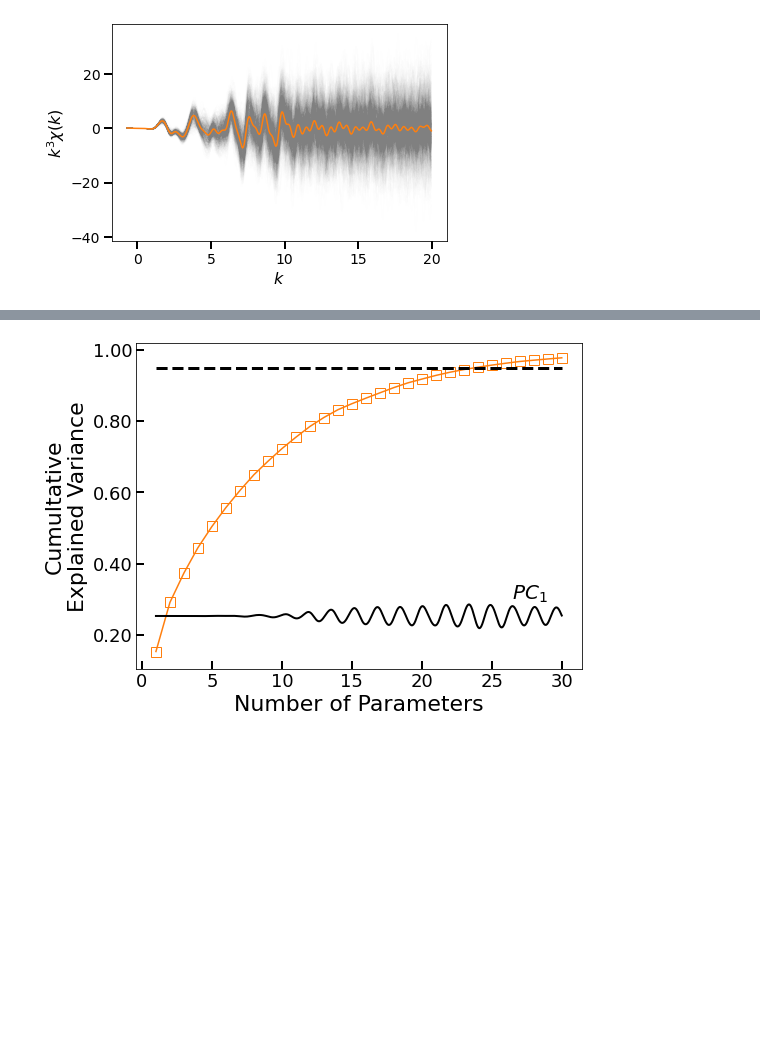
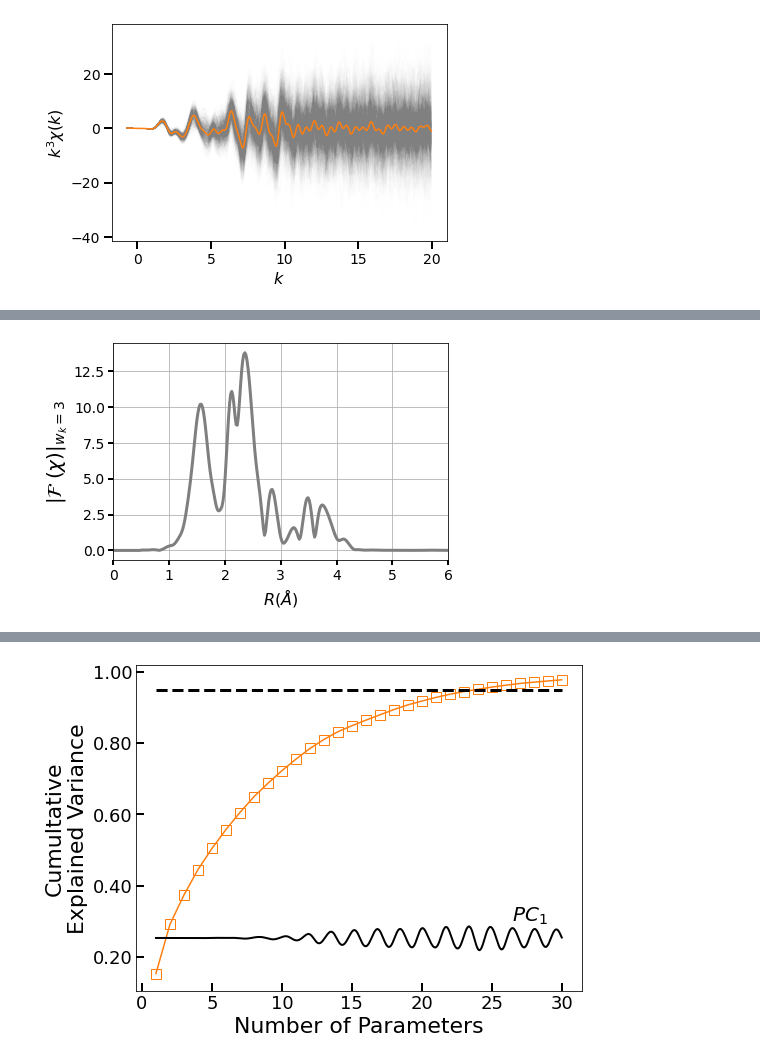
Before and after one commit to stetef/AIMD, a Jupyter notebook: Visualization of Data.ipynb, the cells around one changed output, grey strips where cells are left out. Saved outputs shown, nothing was run; the diff lists cells and outputs as text; code cells hidden in the pictures; blank space fills up the shorter version.

```diff
--- a/Visualization of Data.ipynb
+++ b/Visualization of Data.ipynb
@@ -55,0 +62,19 @@ Re vs Imag instead of mod?
+# %%
+dk = Data[0, 1, 0] - Data[0, 0, 0]
+chi_k_weighted = Data[:, :, 1] * Data[:, :, 0]**kweight
+nfft = 2048
+
+def fourier_transform(chi, dk, nfft=2048):
+    window = hann(len(chi))
+    chi_processed = np.zeros(nfft, dtype='complex128')
+    chi_processed[:len(chi)] = window * chi
+    fx = dk / np.sqrt(np.pi) * fft(chi_processed)[:int(nfft / 2)]
+    return np.sqrt(fx.real**2 + fx.imag**2)
+
+def inverse_fourier_transform(chi_r, dk, nfft=2048):
+    chi_processed = np.zeros(nfft, dtype='complex128')
+    chi_processed[:len(chi_r)] = chi_r
+    return 4 * np.sqrt(np.pi) / dk * ifft(chi_processed)[:int(nfft / 2)]
+
+g_of_r = np.array([fourier_transform(chi_k_weighted[i], dk, nfft=nfft) for i in range(len(chi_k_weighted))])
+avg_g_of_r = fourier_transform(avg_chi_of_k * avg_k**kweight, dk, nfft=nfft)
@@ -55,0 +85,20 @@ Re vs Imag instead of mod?
+# %%
+N = g_of_r.shape[1]
+
+R = fftfreq(N, dk)
+Rshift = 0.5
+x = fftshift(R) + Rshift
+
+fig, ax = plt.subplots(figsize=(6, 4))
+for i in range(g_of_r.shape[0]):
+    plt.plot(x, fftshift(g_of_r[i]), linewidth=3, c=plt.cm.tab20(14), alpha=1)
+    break
+#plt.plot(x, fftshift(np.average(g_of_r, axis=0)), linewidth=3, c=plt.cm.tab20(2))
+ax.tick_params(direction='out', width=2, length=5, which='major', labelsize=14)
+plt.grid()
+ax.set_xlabel("$R (\AA) $", fontsize=16)
+ax.set_ylabel("$\|\mathcal{F}\;(\chi) \|_{w_k=" + f'{kweight}' + "}$", fontsize=20)
+plt.xlim(0, 6)
+plt.show()
+# %% [output]
+[figure, added]
```
Also changed, not shown: parts of 20 cells of this notebook, 7 other files.
